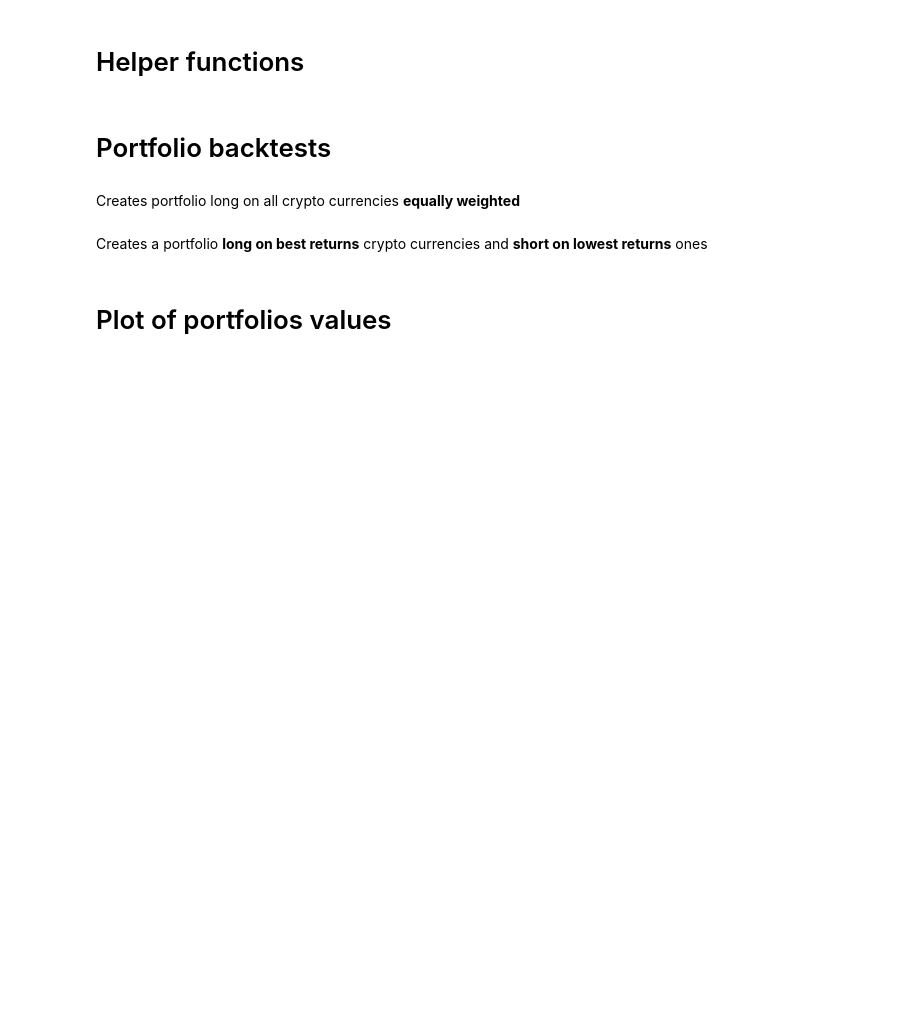
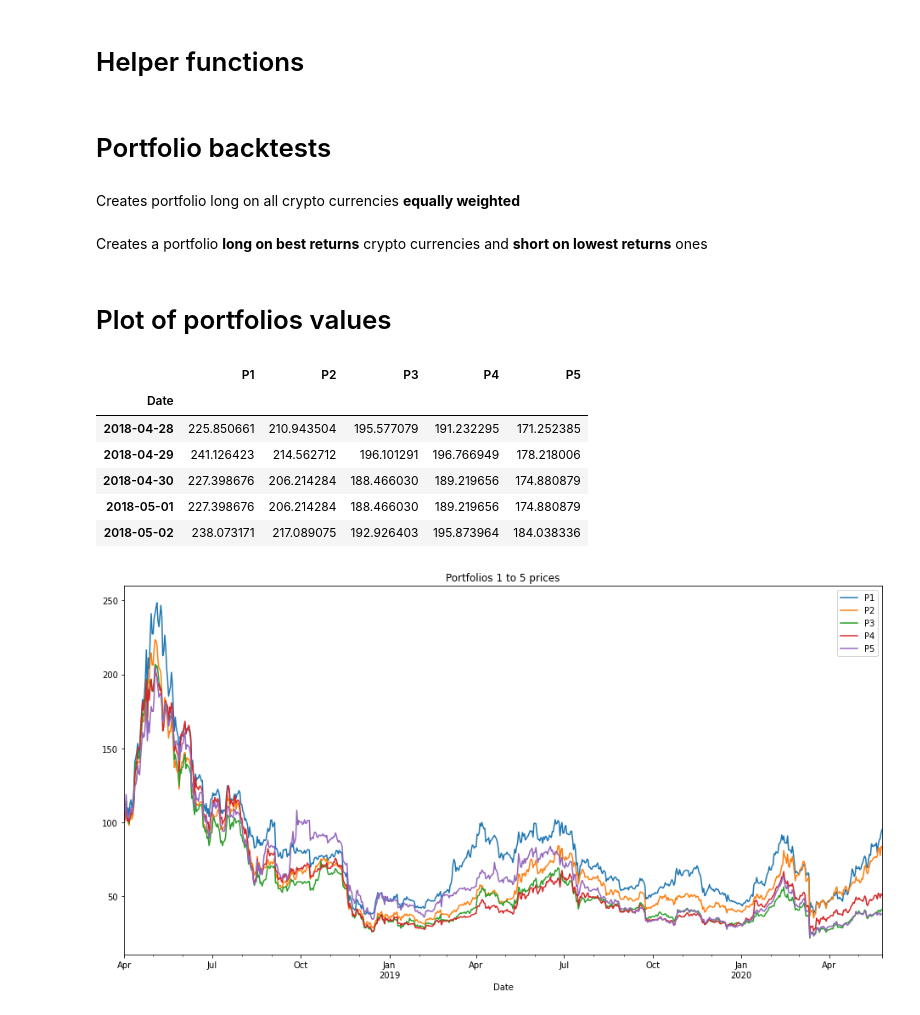
Before and after one commit to zhujoel/crypto_strategy, a Jupyter notebook: ProjetSIAQ.ipynb, the cells around one changed output. Cells and saved outputs as stored; diff of their text form; code cells hidden in the pictures; blank space fills up the shorter version.

```diff
--- a/ProjetSIAQ.ipynb
+++ b/ProjetSIAQ.ipynb
@@ -19,7 +37,9 @@ rebalancing_dates = pd.date_range(start = "2018-04-01", end = "2020-05-01", freq
 formatted_dates = pd.date_range(start = "2018-04-01", end = "2020-05-26")
 # %%
 # horizon
-horizon = 14
+horizon = 15
+#initial value
+initial_value = 100
 # %% [markdown]
 # Helper functions
 # %%
@@ -49,13 +74,13 @@ def update_portfolio(amount, data, date, crypto_names):
 Creates portfolio long on all crypto currencies **equally weighted**
 # %%
 def get_portfolio_prices(initial_value, horizon, formatted_dates, rebalancing_dates, data, portfolio_index):
-    values = [initial_value]
+    values = []
     for date in formatted_dates:
+        values.append(compute_value(date, portfolio, data)) # update values
         if date in rebalancing_dates:
             sorted_returns = sort_returns(date, data, horizon) # compute returns and sort
             crypto_names = sorted_returns.iloc[(10 * (portfolio_index - 1)):(10 * portfolio_index)].index # extract crypto
             portfolio = update_portfolio(values[-1] / 10, data, date, crypto_names) # update composition
-        values.append(compute_value(date, portfolio, data)) # update values
 
     return values[1:]
 # %% [markdown]
@@ -68,3 +93,24 @@ Creates a portfolio **long on best returns** crypto currencies and **short on lo
     return values
 # %% [markdown]
 # Plot of portfolios values
+# %%
+ptf_values1 = get_portfolio_prices(initial_value, horizon, formatted_dates, rebalancing_dates, crypto_prices, 1)
+ptf_values2 = get_portfolio_prices(initial_value, horizon, formatted_dates, rebalancing_dates, crypto_prices, 2)
+ptf_values3 = get_portfolio_prices(initial_value, horizon, formatted_dates, rebalancing_dates, crypto_prices, 3)
+ptf_values4 = get_portfolio_prices(initial_value, horizon, formatted_dates, rebalancing_dates, crypto_prices, 4)
+ptf_values5 = get_portfolio_prices(initial_value, horizon, formatted_dates, rebalancing_dates, crypto_prices, 5)
+
+all_ptf_values = pd.DataFrame(data = {'Date': formatted_dates, 'P1': ptf_values1, 'P2': ptf_values2, 'P3': ptf_values3, 'P4': ptf_values4, 'P5': ptf_values5})
+all_ptf_values.set_index('Date', inplace=True)
+
+all_ptf_rets.plot(figsize=(16,8), title="Portfolios 1 to 5 prices")
+all_ptf_rets.loc["2018-04-28":"2018-05-02"]
+# %% [output]
+|  | P1 | P2 | P3 | P4 | P5 |
+| Date |  |  |  |  |  |
+| 2018-04-28 | 225.850661 | 210.943504 | 195.577079 | 191.232295 | 171.252385 |
+| 2018-04-29 | 241.126423 | 214.562712 | 196.101291 | 196.766949 | 178.218006 |
+| 2018-04-30 | 227.398676 | 206.214284 | 188.466030 | 189.219656 | 174.880879 |
+| 2018-05-01 | 227.398676 | 206.214284 | 188.466030 | 189.219656 | 174.880879 |
+| 2018-05-02 | 238.073171 | 217.089075 | 192.926403 | 195.873964 | 184.038336 |
+[figure, added]
```
Also changed, not shown: parts of 26 cells of this notebook, 3 other files.
